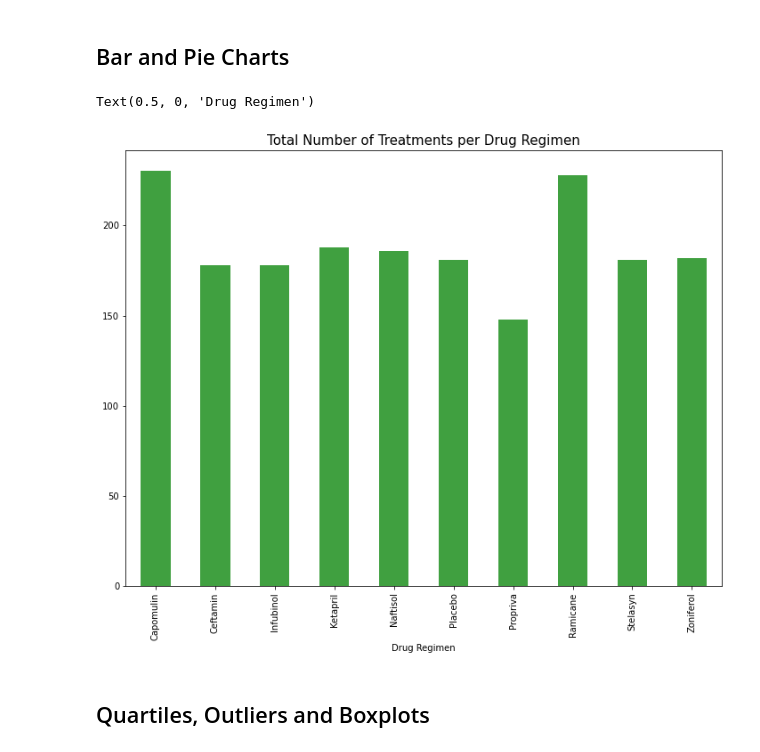
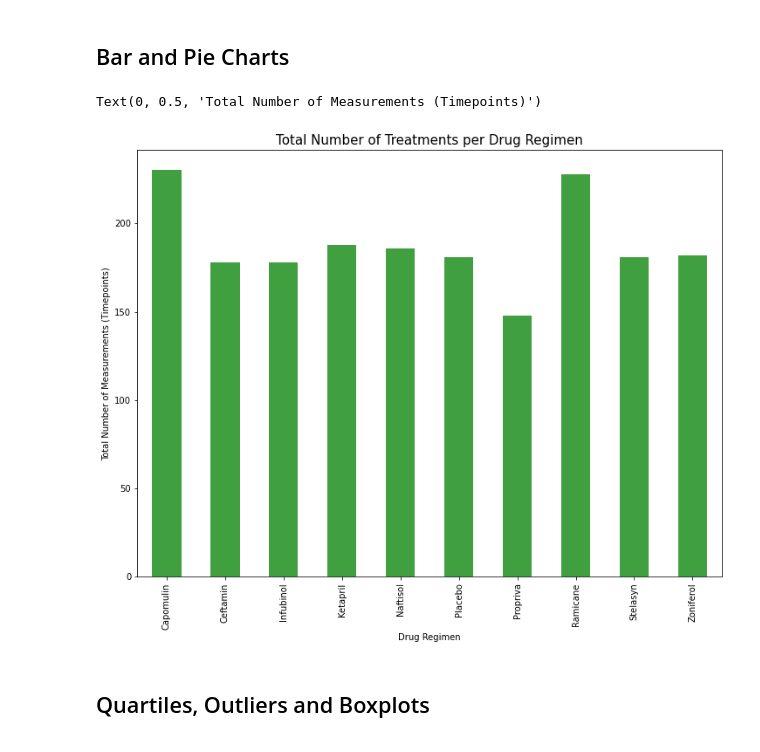
Before and after one commit to cieranmorris/Drug-Therapy-Animal-Study, a Jupyter notebook: pymaceuticals_starter.ipynb, the cells around one changed output. Cells and saved outputs as stored; diff of their text form; code cells hidden in the pictures.

Commit message:
first bar plot via pandas

```diff
--- a/pymaceuticals_starter.ipynb
+++ b/pymaceuticals_starter.ipynb
@@ -136,22 +136,22 @@ agg_summary_table
 # %%
 # Generate a bar plot showing the total number of measurements taken on each drug regimen using PANDAS
 
 #groupby for both type of drug treatment and Mouse ID
 grouped_drug_treatments = fixed_df.groupby(["Drug Regimen"])
 total_num_measurements = fixed_df.groupby(["Drug Regimen"]).count()["Mouse ID"]
 
 #create Pandas dataframe for sorted info and df.plot() function
 plot_pandas_df = pd.DataFrame({"Drug Regimen": grouped_drug_treatments, "Total Number Measurements": total_num_measurements})
 
 pandas_chart = plot_pandas_df.plot(kind ="bar", figsize = (12,9), color="g", alpha=0.75, legend=False, rot=90)
 
 #label chart with a title and axis labels
 pandas_chart.set_title("Total Number of Treatments per Drug Regimen", fontsize = 15)
 pandas_chart.set_xlabel("Drug Regimen", fontsize = 10)
-pandas_chart.set_ylabel("Total Number of Measurements (Timepoints)")
+pandas_chart.set_ylabel("Total Number of Measurements (Timepoints)", fontsize = 10)
 # %% [output]
-Text(0.5, 0, 'Drug Regimen')
+Text(0, 0.5, 'Total Number of Measurements (Timepoints)')
-[figure, old version]
+[figure, new version]
 # %%
 # Generate a bar plot showing the total number of measurements taken on each drug regimen using PYPLOT
 
```
